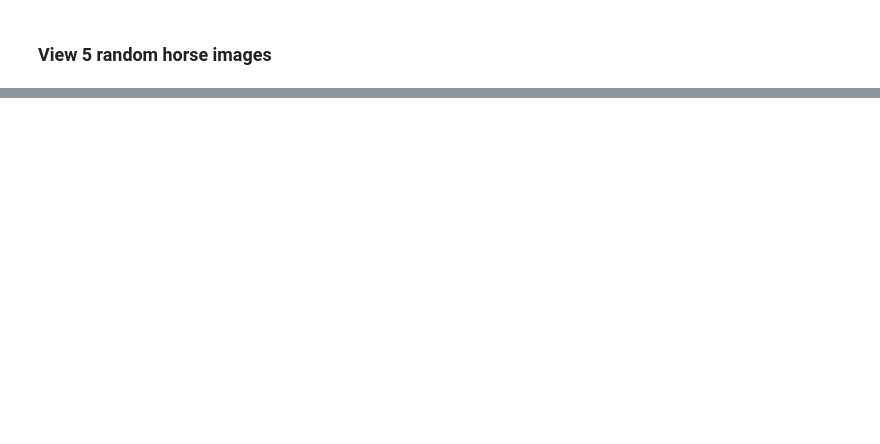
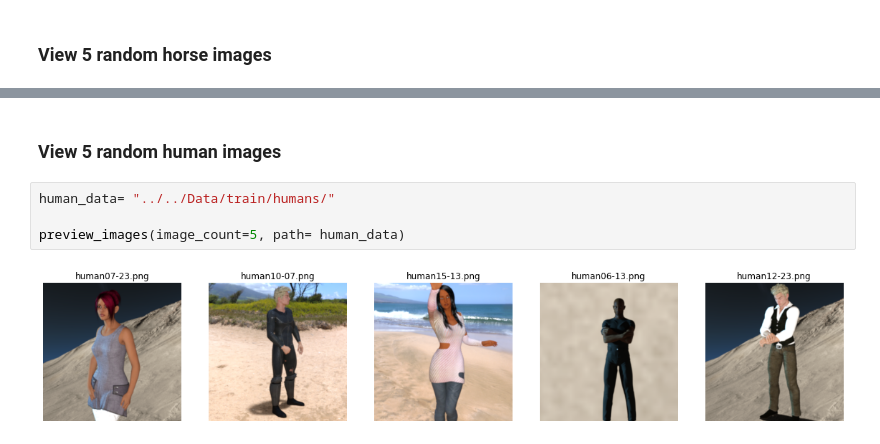
Before and after one commit to KishenSharma6/Horses_Humans_Classification, a Jupyter notebook: Notebooks/EDA/RawDataEDA.ipynb, the cells around one changed output, grey strips where cells are left out. Drawn from its saved outputs; the diff is of its cells as text; blank space fills up the shorter version.

```diff
--- a/Notebooks/EDA/RawDataEDA.ipynb
+++ b/Notebooks/EDA/RawDataEDA.ipynb
@@ -39,0 +16,8 @@ merge branches so im not missing important py files between them
+# %% [markdown]
+### View 5 random human images
+# %%
+human_data= "../../Data/train/humans/"
+
+preview_images(image_count=5, path= human_data)
+# %% [output]
+[figure, added]
```
Also changed, not shown: parts of 8 cells of this notebook.
